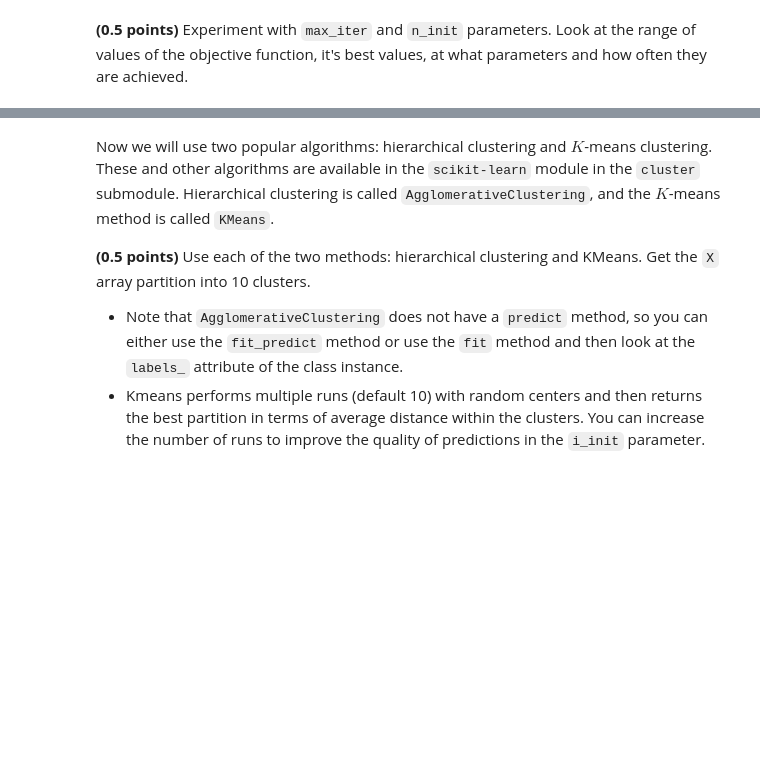
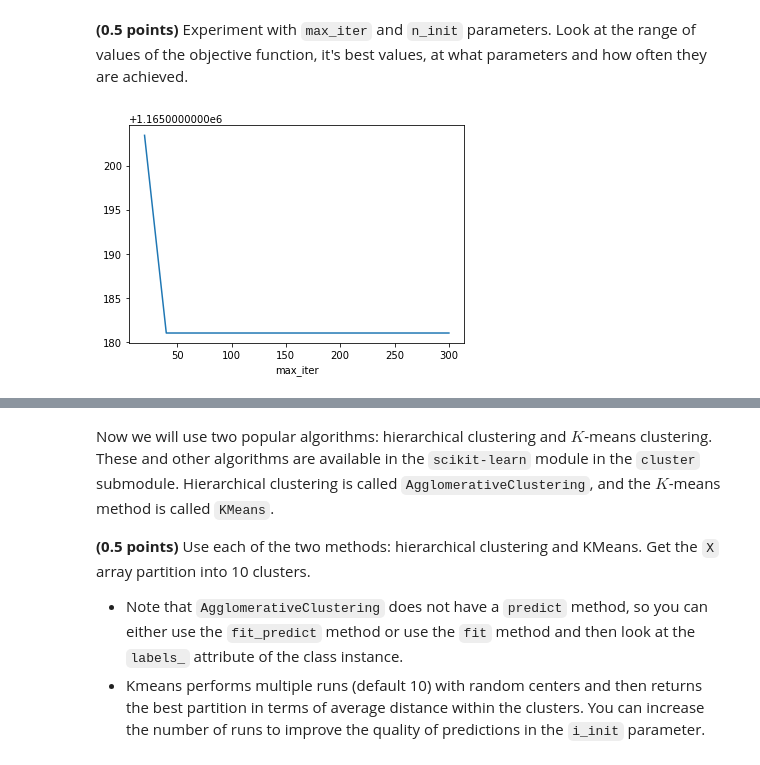
Before and after one commit to dmakuznetsov/RS-School-ML-intro-2022Q1, a Jupyter notebook: 8-clustering.ipynb, the cells around one changed output, grey strips where cells are left out. Drawn from its saved outputs; the diff is of its cells as text; code cells hidden in the pictures; blank space fills up the shorter version.

```diff
--- a/8-clustering.ipynb
+++ b/8-clustering.ipynb
@@ -125,0 +186,6 @@ assert custor_kmeans_labels.shape == (1797,)
+# %%
+plt.plot([x for x in range(20, 301, 20)], iter_list)
+plt.xlabel('max_iter')
+plt.ylabel('');
+# %% [output]
+[figure, added]
```
Also changed, not shown: parts of 24 cells of this notebook.
